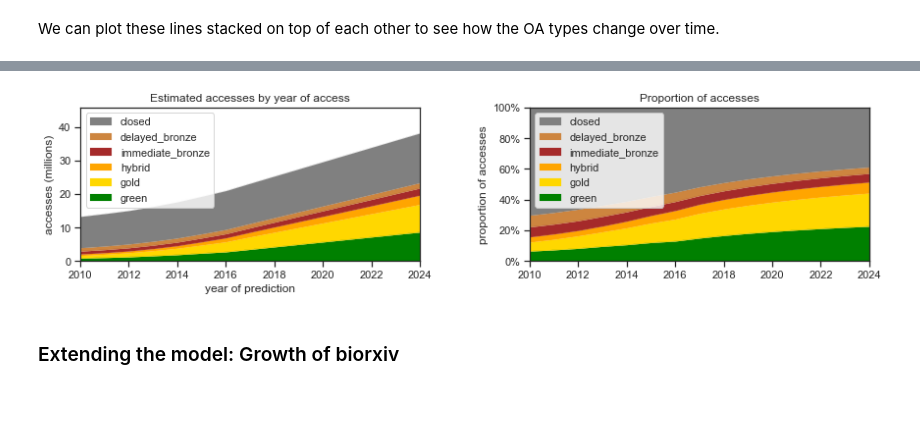
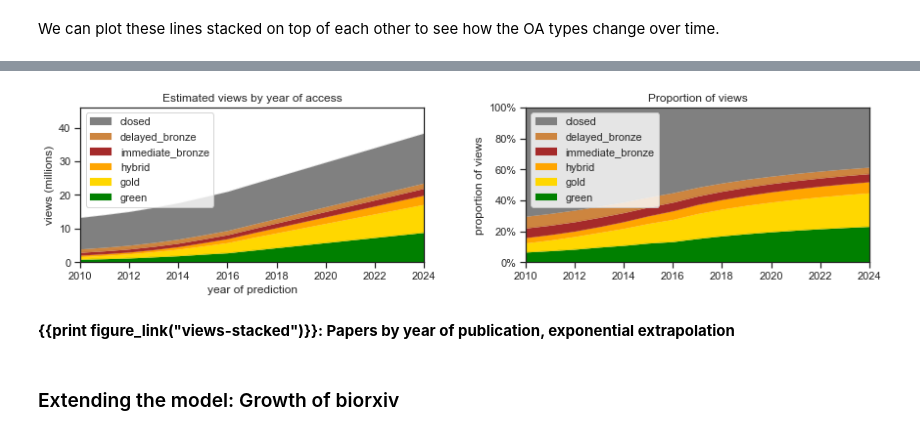
Before and after one commit to ourresearch/future-oa, a Jupyter notebook: manuscript.ipynb, the cells around one changed output, grey strips where cells are left out. Saved outputs shown, nothing was run; the diff lists cells and outputs as text; code cells hidden in the pictures; blank space fills up the shorter version.

```diff
--- a/manuscript.ipynb
+++ b/manuscript.ipynb
@@ -1421,15 +1634,0 @@ This gives us accesses for each year, 2010 to 2024, by OA type. The following gr
-# %%
-# Hi Heather
-
-fig, axes = plt.subplots(1, len(graph_type_order), figsize=(13, 3), sharex=True, sharey=False)
-axes_flatten = axes.flatten()
-plt.tight_layout(pad=0, w_pad=2, h_pad=1)
-plt.subplots_adjust(hspace=1)
-prediction_of_accesses = pd.DataFrame()
-for i, graph_type in enumerate(graph_type_order):
-    if True:
-#     if graph_type != "closed":
-#         print graph_type
-        new_data = graph_accesses(graph_type, ax=axes_flatten[i])
-        new_data["graph_type"] = graph_type
-        prediction_of_accesses = prediction_of_accesses.append(new_data)
@@ -1440,59 +1643,61 @@ We can plot these lines stacked on top of each other to see how the OA types cha
 # %%
 
 if True:
-    total_accesses = pd.DataFrame()
+    total_views = pd.DataFrame()
     for graph_type in graph_type_order:
-        new_predicted_accesses = get_predicted_accesses(graph_type)
+        new_predicted_views = get_predicted_views(graph_type)
         if "bronze" in graph_type:
             oa_status = "bronze"
         else:
             oa_status = graph_type
-        new_predicted_accesses["oa_status"] = oa_status
-        new_predicted_accesses["graph_type"] = graph_type
-        total_accesses = total_accesses.append(new_predicted_accesses)
-    total_accesses_bak = total_accesses
-    # print total_accesses.head()
+        new_predicted_views["oa_status"] = oa_status
+        new_predicted_views["graph_type"] = graph_type
+        total_views = total_views.append(new_predicted_views)
+    total_views_bak = total_views
+    # print total_views.head()
 # %%
 
-# not cumulative because cumulative accesses don't mean anything
+# not cumulative because cumulative views don't mean anything
 
 if True:
-    all_data_pivot = total_accesses.pivot_table(
-                 index='observation_year', columns='graph_type', values=['accesses'], aggfunc=np.sum)\
+    all_data_pivot = total_views.pivot_table(
+                 index='observation_year', columns='graph_type', values=['views'], aggfunc=np.sum)\
            .sort_index(axis=1, level=1)\
            .swaplevel(0, 1, axis=1)
     all_data_pivot.columns = all_data_pivot.columns.levels[0]
     all_data_pivot
     # all_data_pivot[oa_status_order].plot.area(stacked=True, color=oa_status_colors)
 
     fig, (ax1, ax2) = plt.subplots(1, 2, figsize=(12, 3), sharex=True, sharey=False)
     plt.tight_layout(pad=0, w_pad=2, h_pad=1)
     plt.subplots_adjust(hspace=1)
 
     all_data_pivot_graph = all_data_pivot
     all_data_pivot_graph = all_data_pivot.loc[all_data_pivot.index > 1960]
     my_plot = all_data_pivot_graph[graph_type_order].plot.area(stacked=True,  linewidth=.1, color=graph_type_colors, ax=ax1)
     ax1.yaxis.set_major_formatter(mpl.ticker.FuncFormatter(lambda y, pos: '{0:,.0f}'.format(y/(1000*1000.0))))
     ax1.set_xlabel('year of prediction')
-    ax1.set_ylabel('accesses (millions)')
+    ax1.set_ylabel('views (millions)')
     ax1.set_xlim(2010, 2024)
     ax1.set_ylim(0, 1.2*max(all_data_pivot_graph.sum(1)))
-    ax1.set_title("Estimated accesses by year of access");
+    ax1.set_title("Estimated views by year of access");
     handles, labels = my_plot.get_legend_handles_labels(); my_plot.legend(reversed(handles[0:6]), reversed(labels[0:6]), loc='upper left');  # reverse to keep order consistent
 
     df_diff_proportional = all_data_pivot_graph.div(all_data_pivot_graph.sum(1), axis=0)
     my_plot = df_diff_proportional[graph_type_order].plot.area(stacked=True,  linewidth=.1, color=graph_type_colors, ax=ax2)
     my_plot.yaxis.set_major_formatter(mpl.ticker.PercentFormatter(xmax=1))
     ax2.set_xlabel('')
-    ax2.set_ylabel('proportion of accesses')
-    ax2.set_title("Proportion of accesses");
+    ax2.set_ylabel('proportion of views')
+    ax2.set_title("Proportion of views");
     ax2.set_xlim(2010, 2024)
     ax2.set_ylim(0, 1)
     handles, labels = my_plot.get_legend_handles_labels(); my_plot.legend(reversed(handles[0:6]), reversed(labels[0:6]), loc='upper left');  # reverse to keep order consistent
 
     plt.tight_layout(pad=.5, w_pad=4, h_pad=2.0)
 # %% [output]
-[figure, old version]
+[figure, new version]
+# %% [markdown]
+**{{print figure_link("views-stacked")}}: Papers by year of publication, exponential extrapolation**
 # %% [markdown]
 ### Extending the model:  Growth of biorxiv
 # %% [markdown]
```
Also changed, not shown: parts of 145 cells of this notebook, 6 other files.
